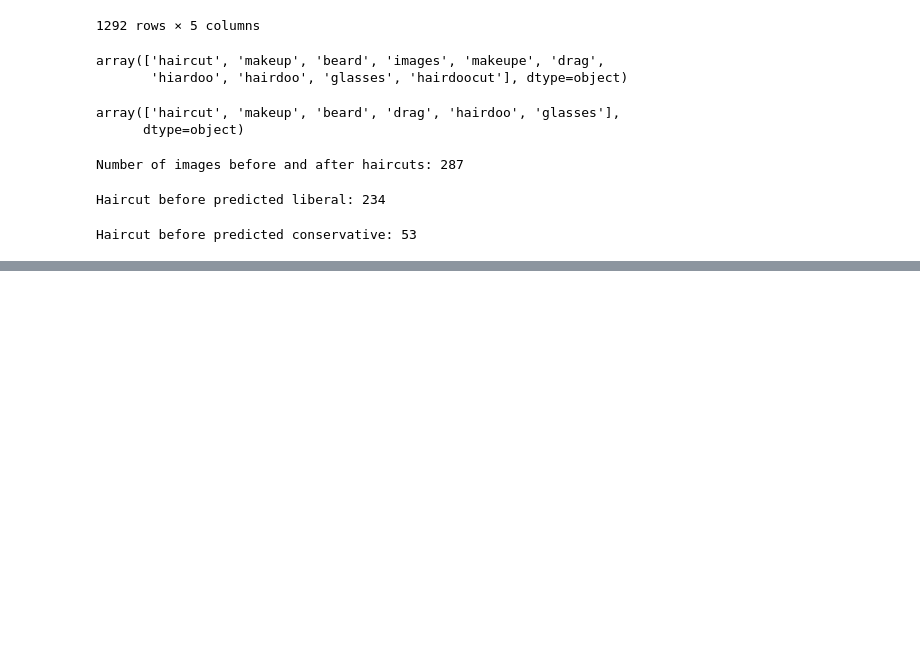
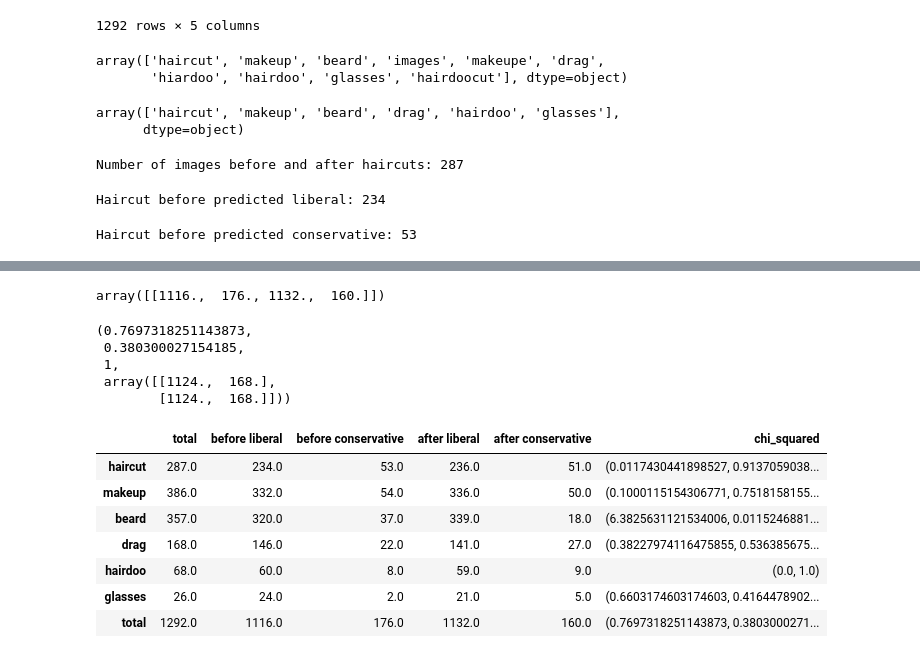
Before and after one commit to rohanfaiyazkhan/deeplearningproject, a Jupyter notebook: retest_analysis.ipynb, the cells around one changed output, grey strips where cells are left out. Drawn from its saved outputs; the diff is of its cells as text; code cells hidden in the pictures; blank space fills up the shorter version.

Commit message:
Chi-squared tests

```diff
--- a/retest_analysis.ipynb
+++ b/retest_analysis.ipynb
@@ -313,0 +318,37 @@ nn_analysis_df.to_csv('./results/nn_retest_analysis.csv')
+# %%
+lasso_total_preds = lasso_analysis_df.loc[['total']].values[:,1:]
+lasso_total_preds
+# %% [output]
+array([[1116.,  176., 1132.,  160.]])
+# %%
+chi2_contingency([[1116.,  176.], [1132.,  160.]])
+# %% [output]
+(0.7697318251143873,
+ 0.380300027154185,
+ 1,
+ array([[1124.,  168.],
+        [1124.,  168.]]))
+# %%
+lasso_analysis_df['chi_squared'] = np.nan
+# %%
+def get_chi_squared(row):
+    bl = row['before liberal']
+    bc = row['before conservative']
+    al = row['after liberal']
+    ac = row['after conservative']
+
+    return chi2_contingency([[bl,  bc], [al,  ac]])[:2]
+
+
+lasso_analysis_df['chi_squared'] = lasso_analysis_df.apply(get_chi_squared, axis=1)
+# %%
+lasso_analysis_df
+# %% [output]
+|  | total | before liberal | before conservative | after liberal | after conservative | chi_squared |
+| haircut | 287.0 | 234.0 | 53.0 | 236.0 | 51.0 | (0.0117430441898527, 0.9137059038... |
+| makeup | 386.0 | 332.0 | 54.0 | 336.0 | 50.0 | (0.1000115154306771, 0.7518158155... |
+| beard | 357.0 | 320.0 | 37.0 | 339.0 | 18.0 | (6.3825631121534006, 0.0115246881... |
+| drag | 168.0 | 146.0 | 22.0 | 141.0 | 27.0 | (0.38227974116475855, 0.536385675... |
+| hairdoo | 68.0 | 60.0 | 8.0 | 59.0 | 9.0 | (0.0, 1.0) |
+| glasses | 26.0 | 24.0 | 2.0 | 21.0 | 5.0 | (0.6603174603174603, 0.4164478902... |
+| total | 1292.0 | 1116.0 | 176.0 | 1132.0 | 160.0 | (0.7697318251143873, 0.3803000271... |
```
Also changed, not shown: parts of 8 cells of this notebook, 4 other files.
